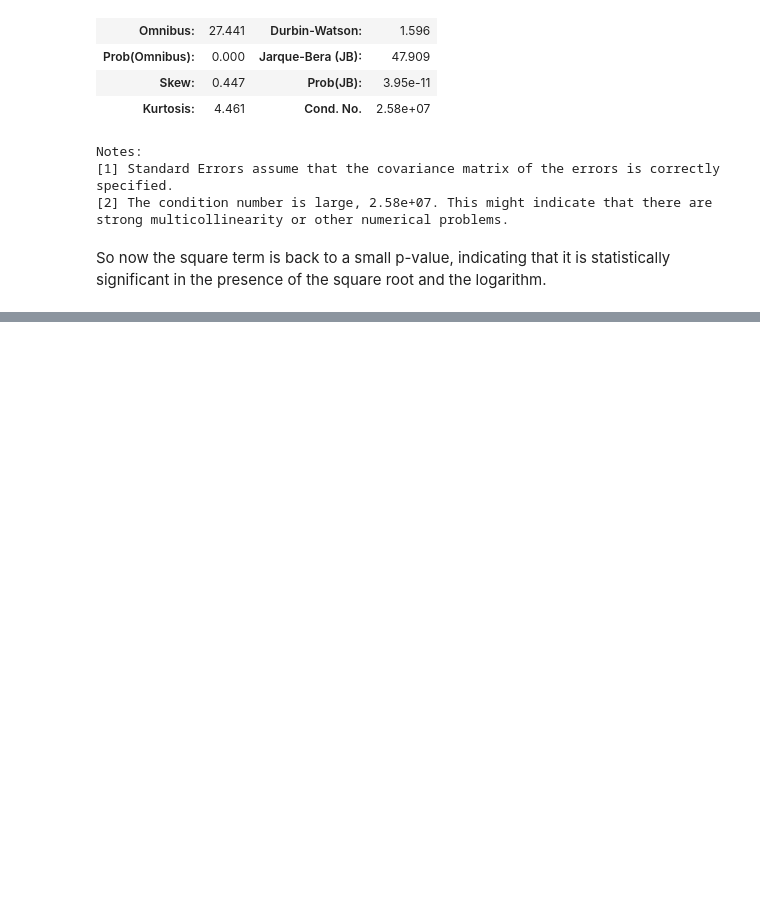
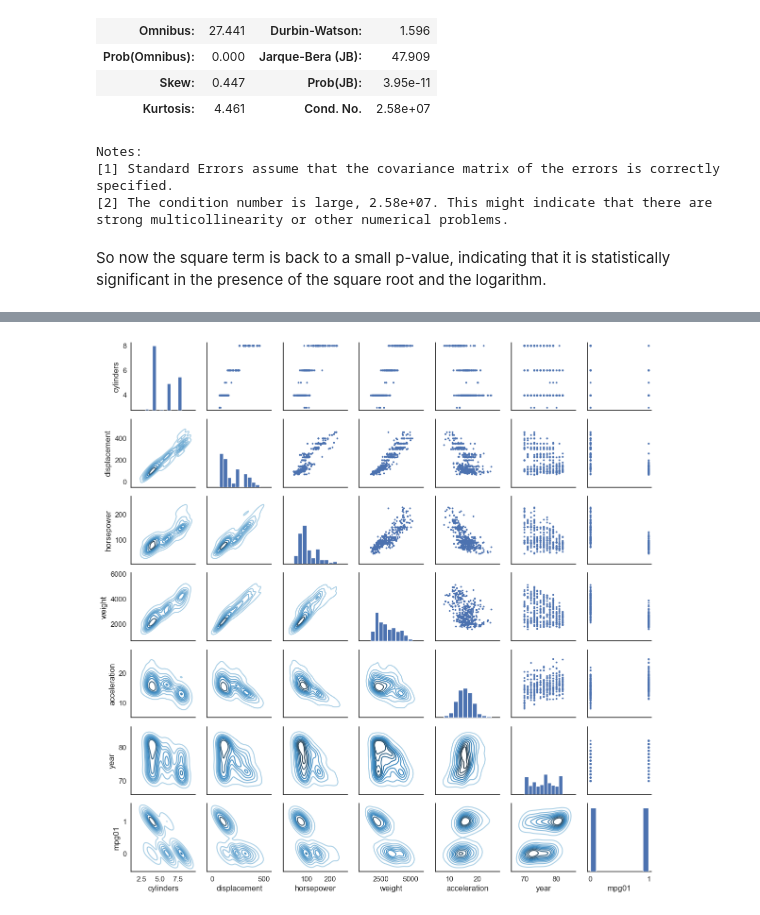
Before and after one commit to MaxBiber/statistics, a Jupyter notebook: auto_notebook.ipynb, the cells around one changed output, grey strips where cells are left out. Cells and saved outputs as stored; diff of their text form; code cells hidden in the pictures; blank space fills up the shorter version.

Commit message:
classification binary class on auto mpg dataset

```diff
--- a/auto_notebook.ipynb
+++ b/auto_notebook.ipynb
@@ -855,0 +868,5 @@ So now the square term is back to a small p-value, indicating that it is statist
+# %%
+auto_mpg['mpg01']= np.where(auto_mpg['mpg'] > auto_mpg['mpg'].median(), 1, 0)
+# %%
+auto_mpg = auto_mpg.drop('mpg', axis=1)
+auto_mpg.head()
@@ -855,0 +881,8 @@ So now the square term is back to a small p-value, indicating that it is statist
+# %%
+g = sns.PairGrid(auto_mpg, height=2)
+g.map_upper(plt.scatter, s=3)
+g.map_diag(plt.hist)
+g.map_lower(sns.kdeplot, cmap="Blues_d")
+g.fig.set_size_inches(12, 12)
+# %% [output]
+[figure, added]
```
Also changed, not shown: parts of 19 cells of this notebook.
